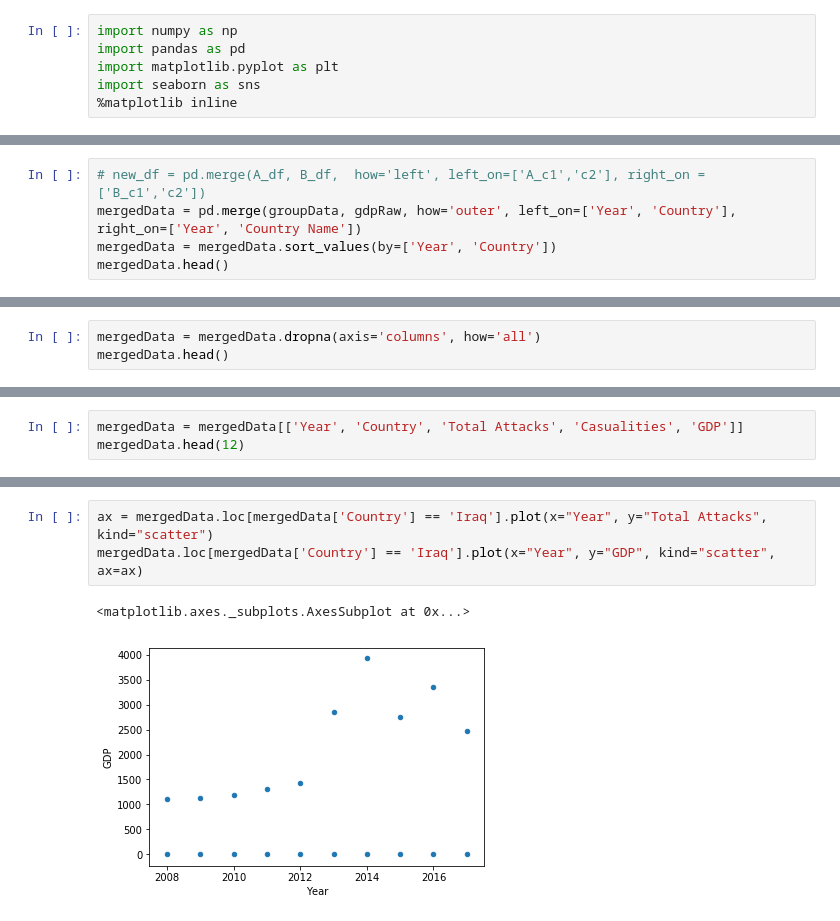
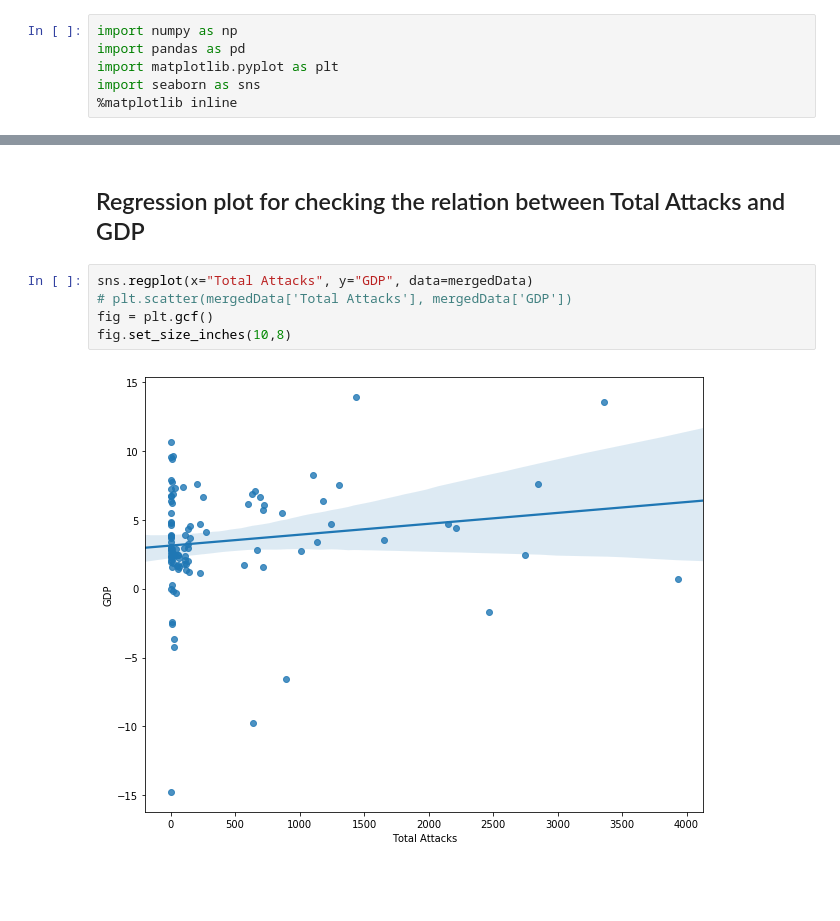
Before and after one commit to sainigurcharan/uciProject_1, a Jupyter notebook: GSingh_Analytics/GTD_GDP_Analysis.ipynb, the cells around one changed output, grey strips where cells are left out. Cells and saved outputs as stored; diff of their text form; blank space fills up the shorter version.

```diff
--- a/GSingh_Analytics/GTD_GDP_Analysis.ipynb
+++ b/GSingh_Analytics/GTD_GDP_Analysis.ipynb
@@ -121,5 +27,0 @@ memory usage: 3.8+ KB
-# %%
-# new_df = pd.merge(A_df, B_df,  how='left', left_on=['A_c1','c2'], right_on = ['B_c1','c2'])
-mergedData = pd.merge(groupData, gdpRaw, how='outer', left_on=['Year', 'Country'], right_on=['Year', 'Country Name'])
-mergedData = mergedData.sort_values(by=['Year', 'Country'])
-mergedData.head()
@@ -133,3 +27,0 @@ mergedData.head()
-# %%
-mergedData = mergedData.dropna(axis='columns', how='all')
-mergedData.head()
@@ -143,3 +27,0 @@ mergedData.head()
-# %%
-mergedData = mergedData[['Year', 'Country', 'Total Attacks', 'Casualities', 'GDP']]
-mergedData.head(12)
@@ -184,6 +28,9 @@ fig.set_size_inches(20,10)
-# %%
-ax = mergedData.loc[mergedData['Country'] == 'Iraq'].plot(x="Year", y="Total Attacks", kind="scatter")
-mergedData.loc[mergedData['Country'] == 'Iraq'].plot(x="Year", y="GDP", kind="scatter", ax=ax)
-# %% [output]
-<matplotlib.axes._subplots.AxesSubplot at 0x...>
-[figure, removed]
+# %% [markdown]
+## Regression plot for checking the relation between Total Attacks and GDP
+# %%
+sns.regplot(x="Total Attacks", y="GDP", data=mergedData)
+# plt.scatter(mergedData['Total Attacks'], mergedData['GDP'])
+fig = plt.gcf()
+fig.set_size_inches(10,8)
+# %% [output]
+[figure, added]
```
Also changed, not shown: parts of 18 cells of this notebook, 9 other files.
